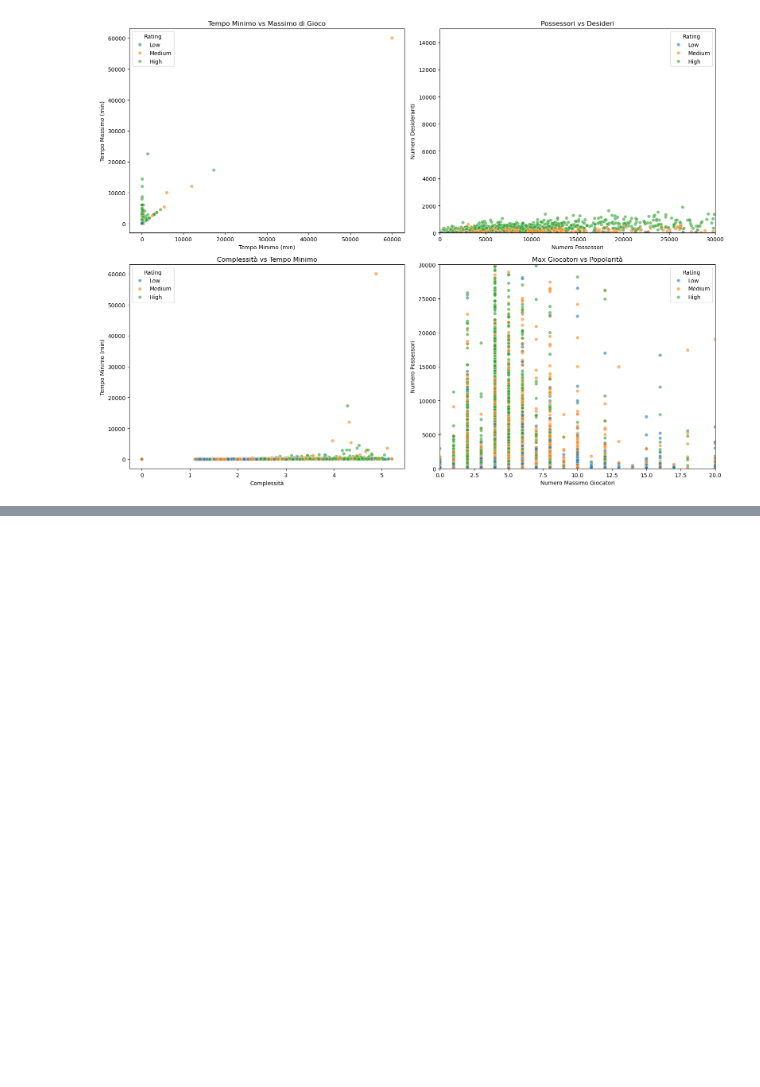
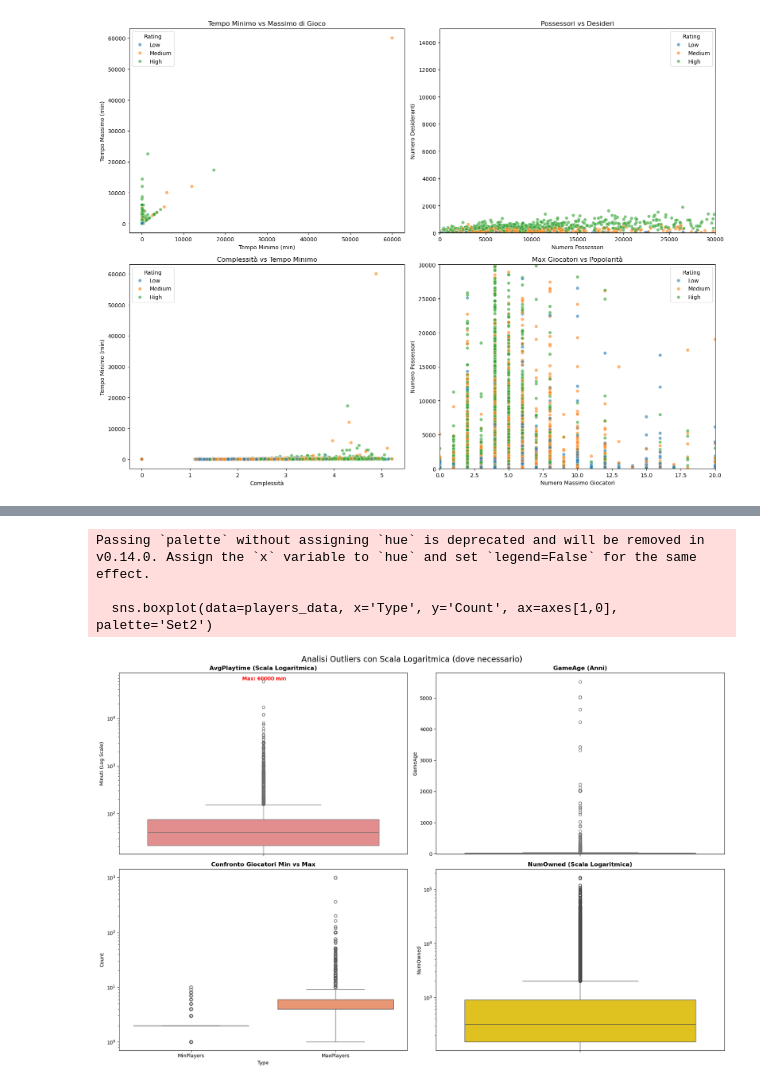
Before and after one commit to iamalessiastocco/dm1-project-boardgames, a Jupyter notebook: notebook/01_data_understanding.ipynb, the cells around one changed output, grey strips where cells are left out. Cells and saved outputs as stored; diff of their text form; code cells hidden in the pictures; blank space fills up the shorter version.

```diff
--- a/notebook/01_data_understanding.ipynb
+++ b/notebook/01_data_understanding.ipynb
@@ -554,0 +358,38 @@ plt.show()
+# %%
+fig, axes = plt.subplots(2, 2, figsize=(18, 12))
+fig.suptitle('Analisi Outliers con Scala Logaritmica (dove necessario)', fontsize=16)
+
+# --- A. AvgPlaytime (SCALA LOGARITMICA) ---
+sns.boxplot(data=df, y='AvgPlaytime', ax=axes[0,0], color='lightcoral')
+axes[0,0].set_title('AvgPlaytime (Scala Logaritmica)', fontweight='bold')
+axes[0,0].set_yscale('log') # <--- QUESTA RIGA RISOLVE IL PROBLEMA DELLO SCHIACCIAMENTO
+axes[0,0].set_ylabel('Minuti (Log Scale)')
+# Aggiungiamo etichette per gli outliers estremi
+max_play = df['AvgPlaytime'].max()
+axes[0,0].text(0, max_play, f' Max: {max_play:.0f} min', ha='center', va='bottom', color='red', fontweight='bold')
+
+# --- B. GameAge ---
+sns.boxplot(data=df, y='GameAge', ax=axes[0,1], color='lightblue')
+axes[0,1].set_title('GameAge (Anni)', fontweight='bold')
+# Qui non usiamo il log, ma limitiamo la vista se ci sono errori assurdi (tipo anni negativi)
+axes[0,1].set_ylim(bottom=-5)
+
+# --- C. MinPlayers vs MaxPlayers (Side by Side) ---
+# Usiamo un formato "melted" per metterli vicini nello stesso grafico
+players_data = df[['MinPlayers', 'MaxPlayers']].melt(var_name='Type', value_name='Count')
+sns.boxplot(data=players_data, x='Type', y='Count', ax=axes[1,0], palette='Set2')
+axes[1,0].set_title('Confronto Giocatori Min vs Max', fontweight='bold')
+axes[1,0].set_yscale('log') # Utile se hai giochi da 100+ giocatori
+
+# --- D. Popolarità (NumOwned) ---
+sns.boxplot(data=df, y='NumOwned', ax=axes[1,1], color='gold')
+axes[1,1].set_title('NumOwned (Scala Logaritmica)', fontweight='bold')
+axes[1,1].set_yscale('log') # Fondamentale per vedere la distribuzione dei "best seller"
+
+plt.tight_layout()
+plt.show()
+# %% [output]
+Passing `palette` without assigning `hue` is deprecated and will be removed in v0.14.0. Assign the `x` variable to `hue` and set `legend=False` for the same effect.
+
+  sns.boxplot(data=players_data, x='Type', y='Count', ax=axes[1,0], palette='Set2')
+[figure, added]
```
Also changed, not shown: parts of 14 cells of this notebook.
